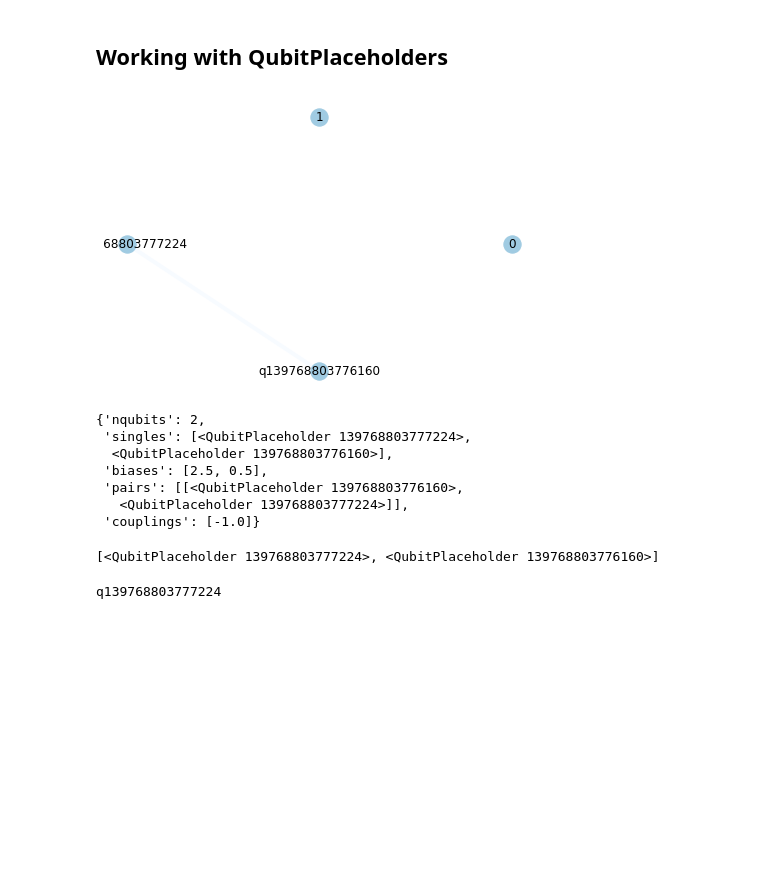
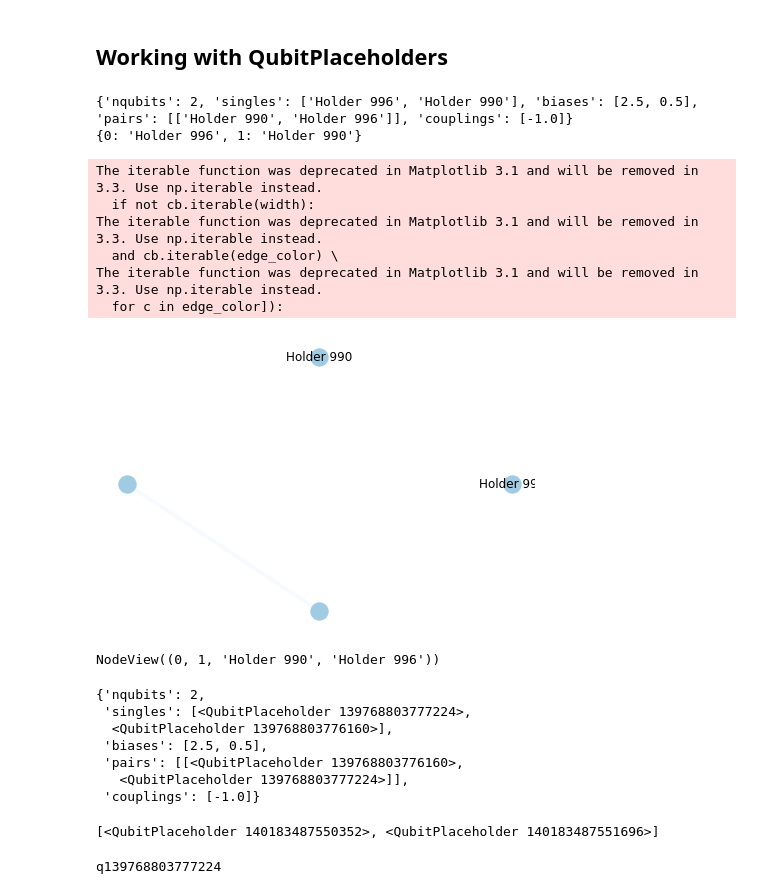
Before and after one commit to entropicalabs/entropica_qaoa, a Jupyter notebook: examples/UtilitiesDemo.ipynb, the cells around one changed output. Drawn from its saved outputs; the diff is of its cells as text; code cells hidden in the pictures; blank space fills up the shorter version.

```diff
--- a/examples/UtilitiesDemo.ipynb
+++ b/examples/UtilitiesDemo.ipynb
@@ -103,10 +113,22 @@ hamiltonian = PauliTerm("Z", q0, 2.5)
 hamiltonian += PauliTerm("Z", q1, 0.5)
 hamiltonian += PauliTerm("Z", q1, -1) * PauliTerm("Z", q0)
 # %%
-gplaceholder = graph_from_hamiltonian(hamiltonian)
-plot_graph(gplaceholder)
+gplaceholder, labels = graph_from_hamiltonian(hamiltonian)
+plot_graph(gplaceholder, labels)
 # %% [output]
+{'nqubits': 2, 'singles': ['Holder 996', 'Holder 990'], 'biases': [2.5, 0.5], 'pairs': [['Holder 990', 'Holder 996']], 'couplings': [-1.0]}
+{0: 'Holder 996', 1: 'Holder 990'}
+The iterable function was deprecated in Matplotlib 3.1 and will be removed in 3.3. Use np.iterable instead.
+  if not cb.iterable(width):
+The iterable function was deprecated in Matplotlib 3.1 and will be removed in 3.3. Use np.iterable instead.
+  and cb.iterable(edge_color) \
+The iterable function was deprecated in Matplotlib 3.1 and will be removed in 3.3. Use np.iterable instead.
+  for c in edge_color]):
-[figure, old version]
+[figure, new version]
+# %%
+gplaceholder.nodes
+# %% [output]
+NodeView((0, 1, 'Holder 990', 'Holder 996'))
 # %%
 hyperparams = {'nqubits': len(hamiltonian.get_qubits()), 'singles': [], 'biases': [], 'pairs': [], 'couplings': []}
 
@@ -132,9 +154,9 @@ hyperparams
    <QubitPlaceholder 139768803777224>]],
  'couplings': [-1.0]}
 # %%
-hamiltonian.get_qubits()
+term.get_qubits()
 # %% [output]
-[<QubitPlaceholder 139768803777224>, <QubitPlaceholder 139768803776160>]
+[<QubitPlaceholder 140183487550352>, <QubitPlaceholder 140183487551696>]
 # %%
 G = nx.Graph()
 G.add_nodes_from(range(hyperparams['nqubits']))
```
Also changed, not shown: parts of 4 cells of this notebook, 3 other files.
